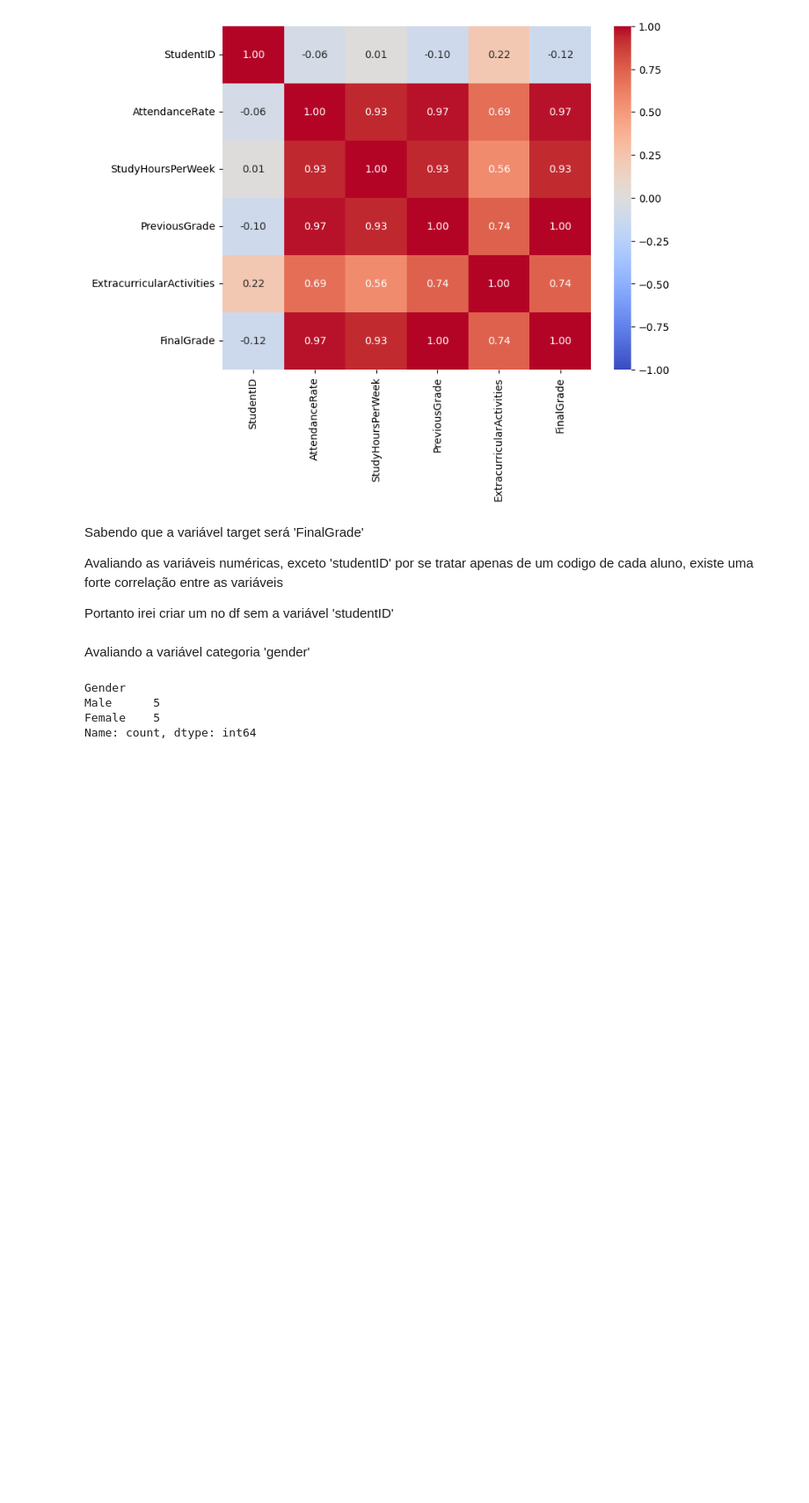
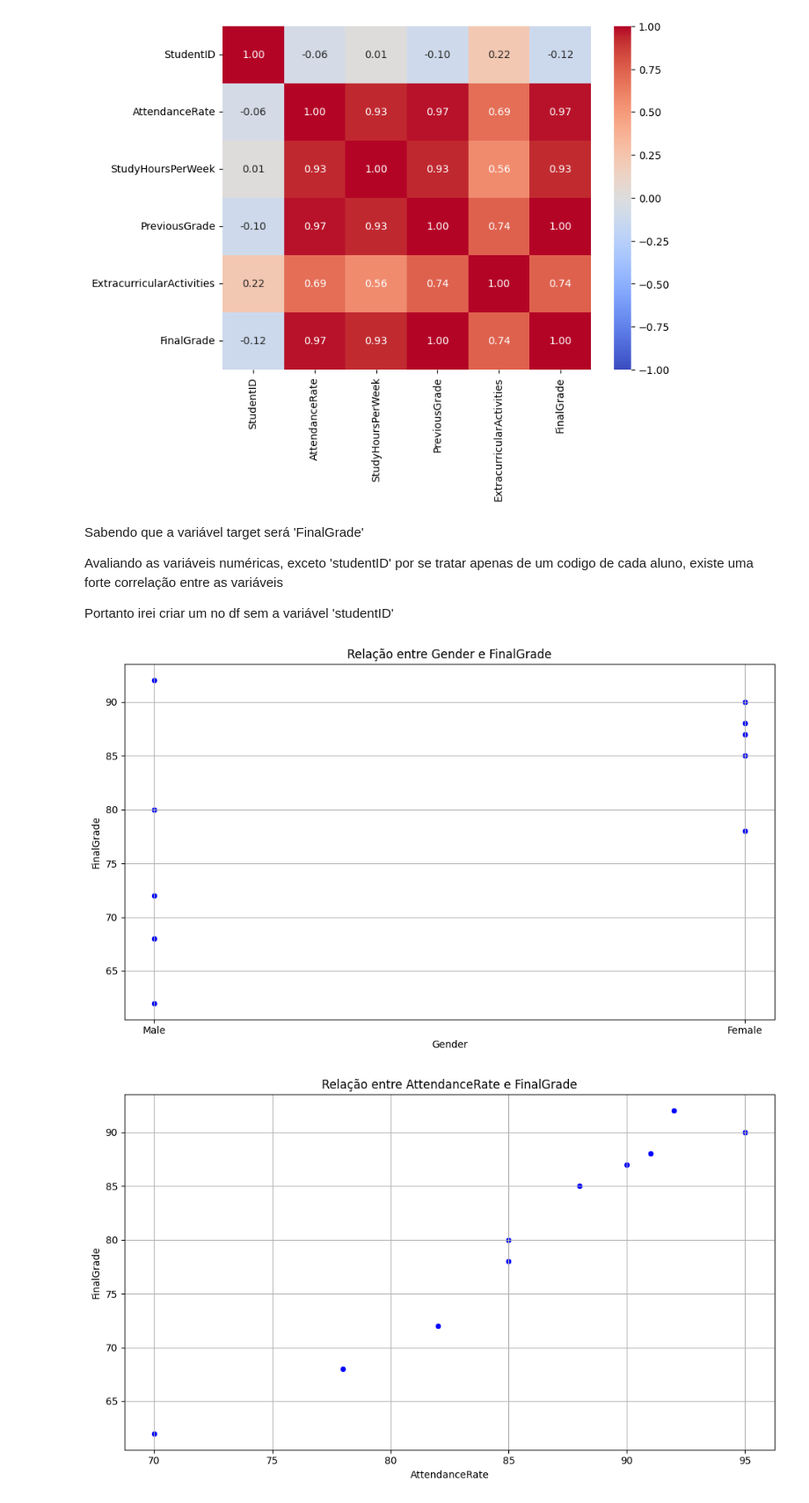
Before and after one commit to torvess/student_performance_predictions_01-09-2024, a Jupyter notebook: model_predict.ipynb, the cells around one changed output. Shown: that part at 88% size. Saved outputs shown, nothing was run; the diff lists cells and outputs as text; code cells hidden in the pictures; blank space fills up the shorter version.

```diff
--- a/model_predict.ipynb
+++ b/model_predict.ipynb
@@ -94,12 +94,22 @@ Portanto irei criar um no df sem a variável 'studentID'
 # %%
 # copia do df original para fazer manipulaçoes
 dados = dados_orig.copy().drop(['StudentID'], axis=1)
-# %% [markdown]
-Avaliando a variável categoria 'gender'
-# %%
-dados['Gender'].value_counts()
-# %% [output]
-Gender
-Male      5
-Female    5
-Name: count, dtype: int64
+# %%
+# avaliando a dispersao entre final grade e outras variáveis
+def plot_scater(df, x_axis, y_axis):
+    fig, ax = plt.subplots(figsize=(10, 6))
+    sns.scatterplot(x=df[x_axis], y=df[y_axis], color='blue')
+    plt.title(f'Relação entre {x_axis} e {y_axis}')
+    plt.xlabel(x_axis)
+    plt.ylabel(y_axis)
+    plt.grid(True)
+    plt.tight_layout()
+    plt.show()
+# %%
+# plotando os gráficos
+for col in dados.columns:
+    if col not in ['Name', 'FinalGrade']:
+        plot_scater(dados, col, 'FinalGrade')
+# %% [output]
+[figure, added]
+[figure, added]
```
Also changed, not shown: parts of 17 cells of this notebook.
